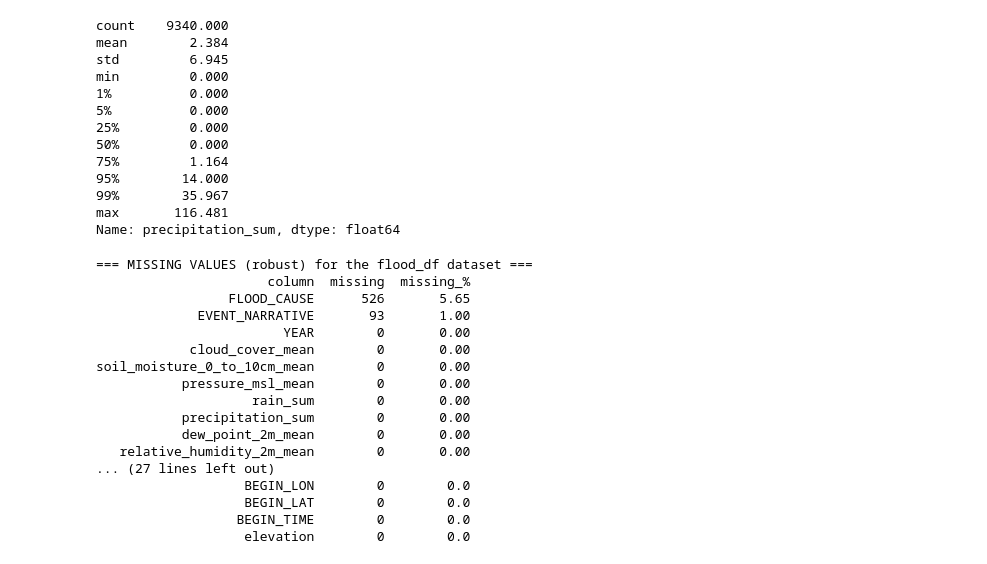
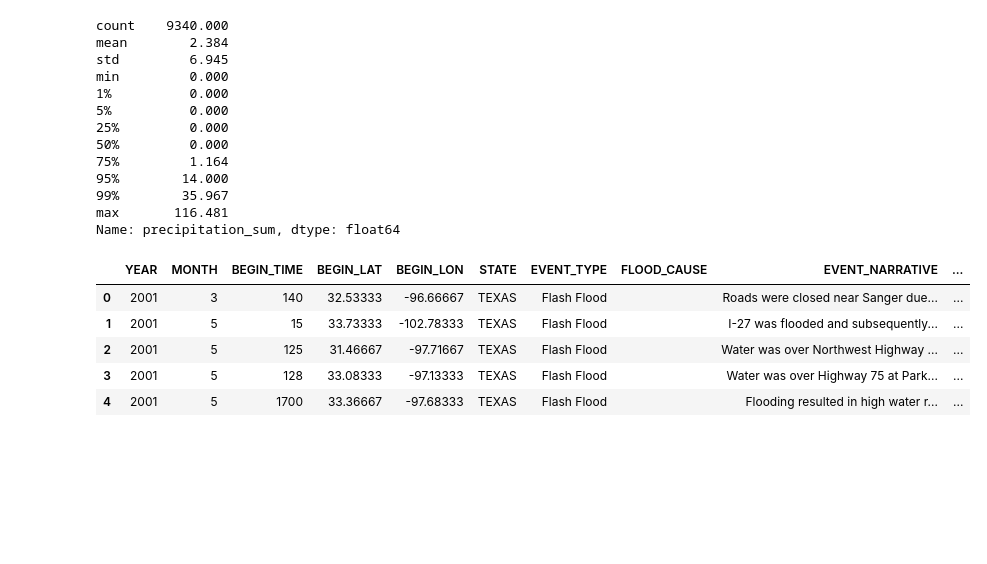
Before and after one commit to AnanthKothuri/GeospatialAIProject, a Jupyter notebook: DataExploration.ipynb, the cells around one changed output. Saved outputs shown, nothing was run; the diff lists cells and outputs as text; code cells hidden in the pictures; blank space fills up the shorter version.

```diff
--- a/DataExploration.ipynb
+++ b/DataExploration.ipynb
@@ -305,23 +306,11 @@ def clean_data(df):
 flood_df = clean_data(flood_df)
 non_flood_df = clean_data(non_flood_df)
 # %%
-output_missing(flood_df, 'flood_df')
-output_missing(non_flood_df, 'non_flood_df')
+primary_rainy_months = [3, 4, 5]
+secondary_rainy_months = [9, 10]
+
+flood_df['is_primary_rain_season'] = flood_df['MONTH'].isin(primary_rainy_months)
+flood_df['is_secondary_rain_season'] = flood_df['MONTH'].isin(secondary_rainy_months)
+
+non_flood_df['is_primary_rain_season'] = non_flood_df['MONTH'].isin(primary_rainy_months)
+non_flood_df['is_secondary_rain_season'] = non_flood_df['MONTH'].isin(secondary_rainy_months)
-# %% [output]
-=== MISSING VALUES (robust) for the flood_df dataset ===
-                      column  missing  missing_%
-                 FLOOD_CAUSE      526       5.65
-             EVENT_NARRATIVE       93       1.00
-                        YEAR        0       0.00
-            cloud_cover_mean        0       0.00
-soil_moisture_0_to_10cm_mean        0       0.00
-           pressure_msl_mean        0       0.00
-                    rain_sum        0       0.00
-           precipitation_sum        0       0.00
-           dew_point_2m_mean        0       0.00
-   relative_humidity_2m_mean        0       0.00
-... (27 lines left out)
-                   BEGIN_LON        0        0.0
-                   BEGIN_LAT        0        0.0
-                  BEGIN_TIME        0        0.0
-                   elevation        0        0.0
@@ -330,0 +317,9 @@ def output_data(df, name):
+# %%
+flood_df.head()
+# %% [output]
+|  | YEAR | MONTH | BEGIN_TIME | BEGIN_LAT | BEGIN_LON | STATE | EVENT_TYPE | FLOOD_CAUSE | EVENT_NARRATIVE | ... |
+| 0 | 2001 | 3 | 140 | 32.53333 | -96.66667 | TEXAS | Flash Flood |  | Roads were closed near Sanger due... | ... |
+| 1 | 2001 | 5 | 15 | 33.73333 | -102.78333 | TEXAS | Flash Flood |  | I-27 was flooded and subsequently... | ... |
+| 2 | 2001 | 5 | 125 | 31.46667 | -97.71667 | TEXAS | Flash Flood |  | Water was over Northwest Highway ... | ... |
+| 3 | 2001 | 5 | 128 | 33.08333 | -97.13333 | TEXAS | Flash Flood |  | Water was over Highway 75 at Park... | ... |
+| 4 | 2001 | 5 | 1700 | 33.36667 | -97.68333 | TEXAS | Flash Flood |  | Flooding resulted in high water r... | ... |
```
Also changed, not shown: parts of 5 cells of this notebook, 3 other files.
